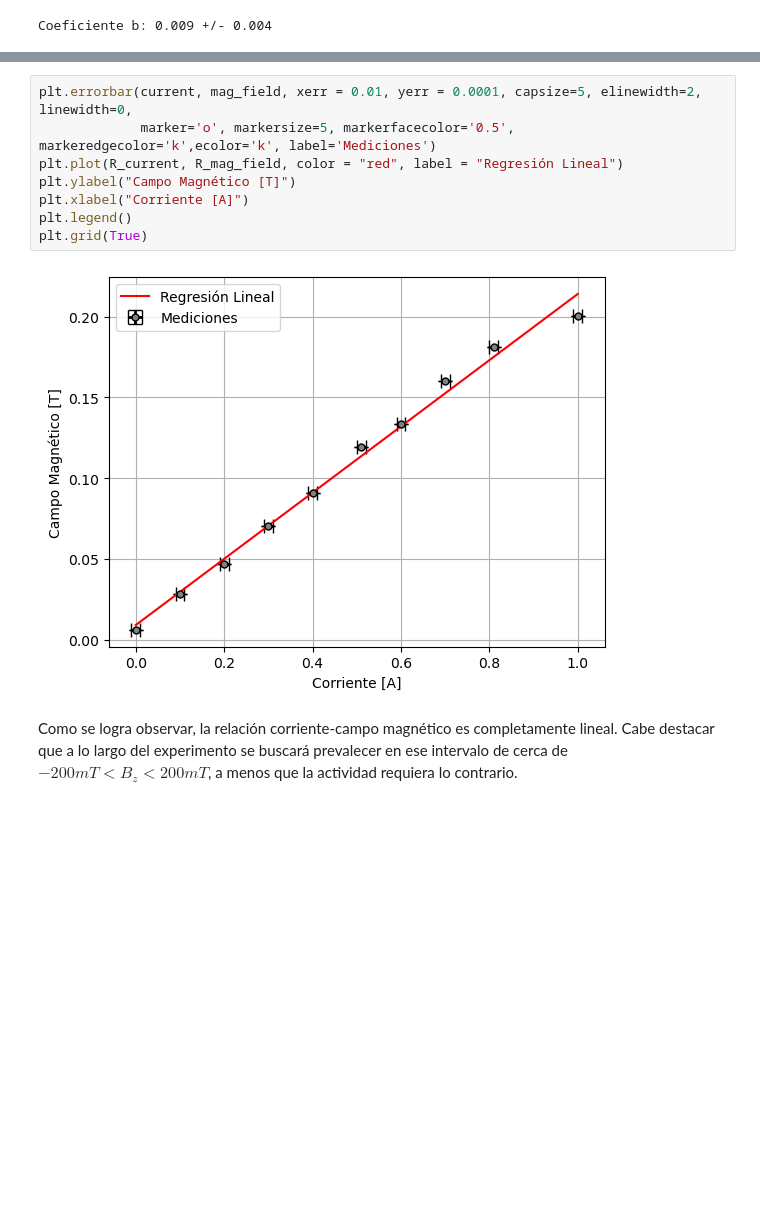
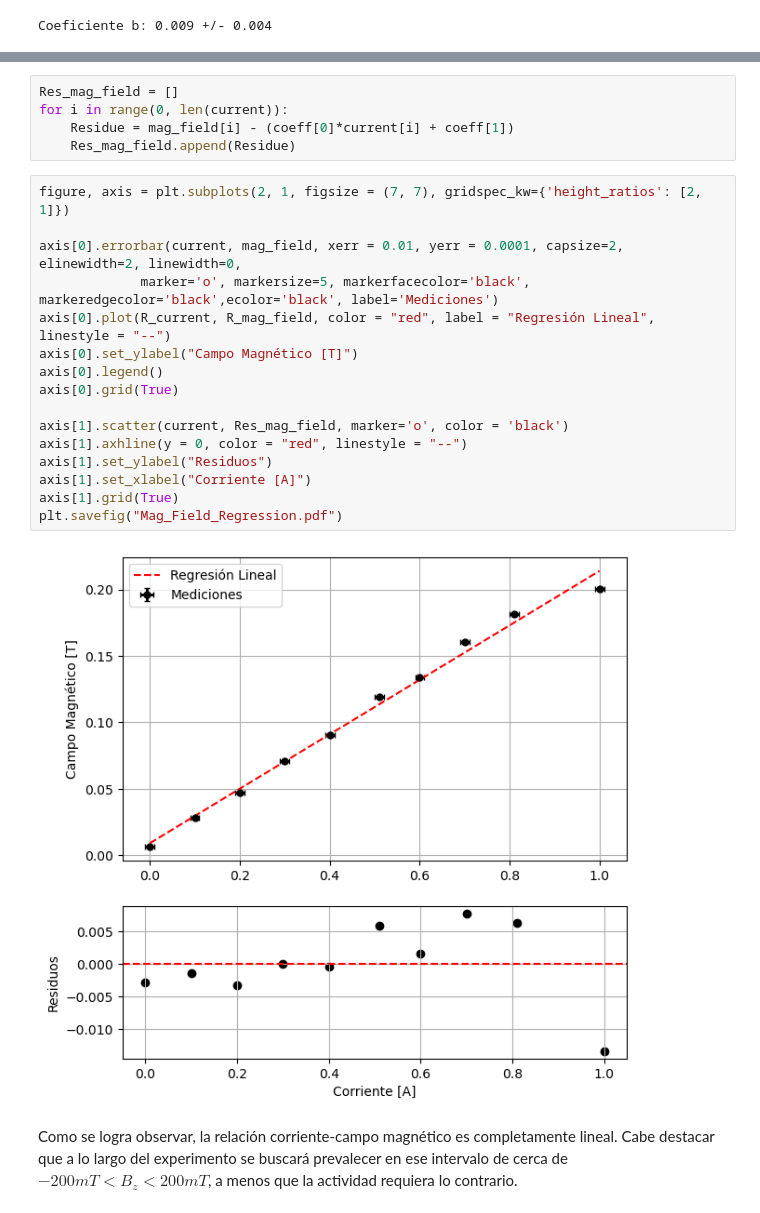
Before and after one commit to ThomasAnkhe/Laboratorio-Intermedio---Uniandes-2024, a Jupyter notebook: Hall Effect/Hall_Effect.ipynb, the cells around one changed output, grey strips where cells are left out. Saved outputs shown, nothing was run; the diff lists cells and outputs as text; blank space fills up the shorter version.

```diff
--- a/Hall Effect/Hall_Effect.ipynb
+++ b/Hall Effect/Hall_Effect.ipynb
@@ -132,13 +139,26 @@ def power_law(B, a, b, e): # Función necesaria para el ajuste de potencias.
+# %%
+Res_mag_field = []
+for i in range(0, len(current)):
+    Residue = mag_field[i] - (coeff[0]*current[i] + coeff[1])
+    Res_mag_field.append(Residue)
 # %%
-plt.errorbar(current, mag_field, xerr = 0.01, yerr = 0.0001, capsize=5, elinewidth=2, linewidth=0,
-             marker='o', markersize=5, markerfacecolor='0.5', markeredgecolor='k',ecolor='k', label='Mediciones')
-plt.plot(R_current, R_mag_field, color = "red", label = "Regresión Lineal")
-plt.ylabel("Campo Magnético [T]")
-plt.xlabel("Corriente [A]")
-plt.legend()
-plt.grid(True)
+figure, axis = plt.subplots(2, 1, figsize = (7, 7), gridspec_kw={'height_ratios': [2, 1]})
+
+axis[0].errorbar(current, mag_field, xerr = 0.01, yerr = 0.0001, capsize=2, elinewidth=2, linewidth=0,
+             marker='o', markersize=5, markerfacecolor='black', markeredgecolor='black',ecolor='black', label='Mediciones')
+axis[0].plot(R_current, R_mag_field, color = "red", label = "Regresión Lineal", linestyle = "--")
+axis[0].set_ylabel("Campo Magnético [T]")
+axis[0].legend()
+axis[0].grid(True)
+
+axis[1].scatter(current, Res_mag_field, marker='o', color = 'black')
+axis[1].axhline(y = 0, color = "red", linestyle = "--")
+axis[1].set_ylabel("Residuos")
+axis[1].set_xlabel("Corriente [A]")
+axis[1].grid(True)
+plt.savefig("Mag_Field_Regression.pdf")
 # %% [output]
-[figure, old version]
+[figure, new version]
 # %% [markdown]
 Como se logra observar, la relación corriente-campo magnético es completamente lineal. Cabe destacar que a lo largo del experimento se buscará prevalecer en ese intervalo de cerca de $-200mT < B_{z} < 200mT$, a menos que la actividad requiera lo contrario.
 # %% [markdown]
```
Also changed, not shown: parts of 52 cells of this notebook, 16 other files.
